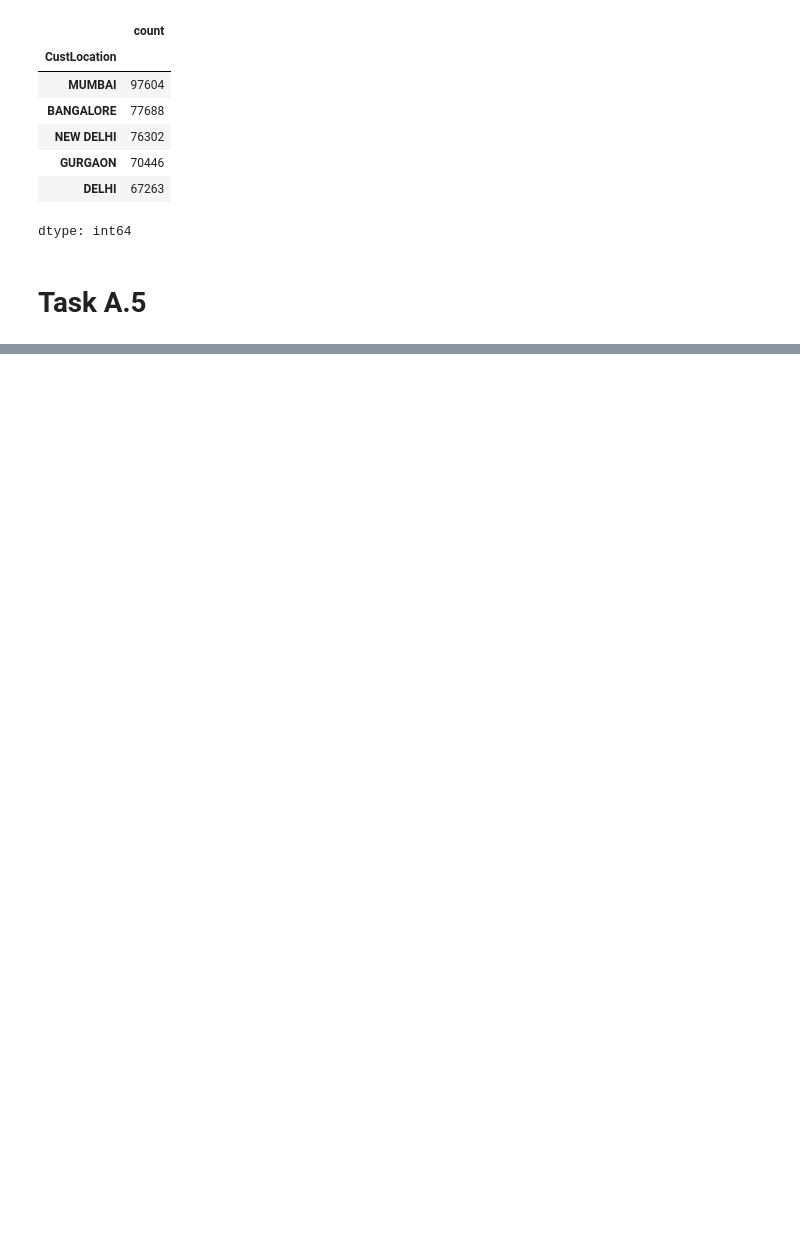
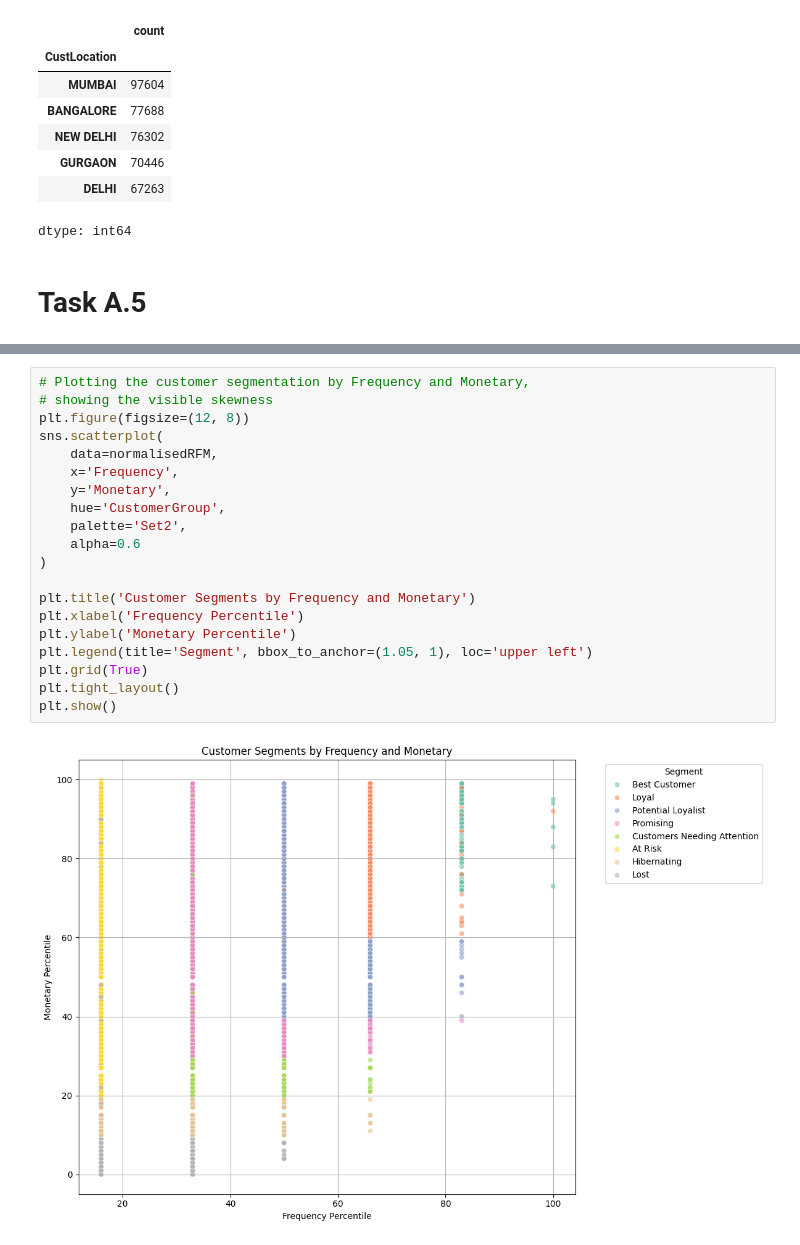
Before and after one commit to JoeBrunton/DWBI_CWK2, a Jupyter notebook: Bank_Transactions.ipynb, the cells around one changed output, grey strips where cells are left out. Cells and saved outputs as stored; diff of their text form; blank space fills up the shorter version.

```diff
--- a/Bank_Transactions.ipynb
+++ b/Bank_Transactions.ipynb
@@ -285,0 +508,22 @@ Sorted by Frequency
+# %%
+# Plotting the customer segmentation by Frequency and Monetary,
+# showing the visible skewness
+plt.figure(figsize=(12, 8))
+sns.scatterplot(
+    data=normalisedRFM,
+    x='Frequency',
+    y='Monetary',
+    hue='CustomerGroup',
+    palette='Set2',
+    alpha=0.6
+)
+
+plt.title('Customer Segments by Frequency and Monetary')
+plt.xlabel('Frequency Percentile')
+plt.ylabel('Monetary Percentile')
+plt.legend(title='Segment', bbox_to_anchor=(1.05, 1), loc='upper left')
+plt.grid(True)
+plt.tight_layout()
+plt.show()
+# %% [output]
+[figure, added]
```
Also changed, not shown: parts of 47 cells of this notebook.
